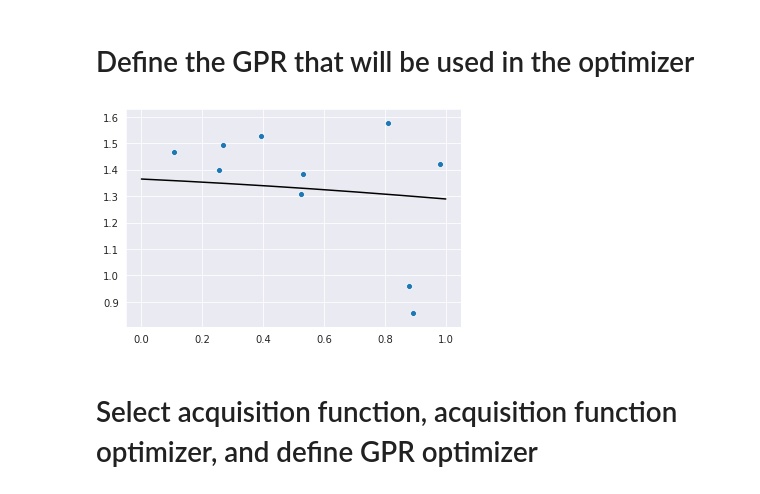
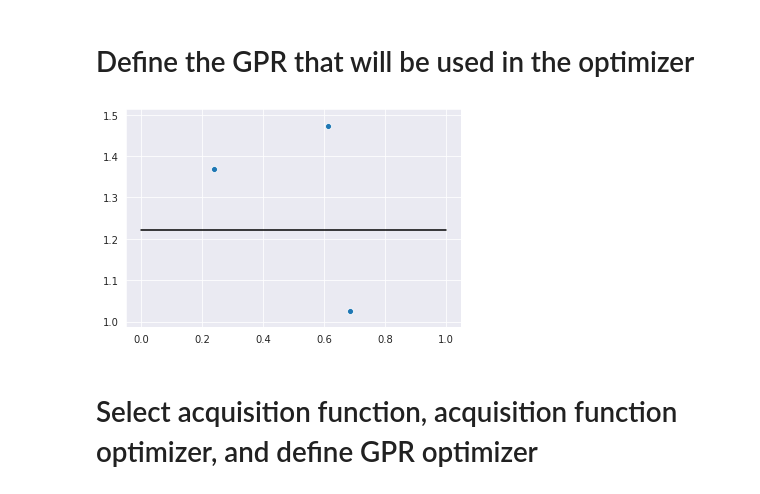
Before and after one commit to cjc77/gaussian-processes-final-project, a Jupyter notebook: notebooks/demo_gpr_opt.ipynb, the cells around one changed output. Drawn from its saved outputs; the diff is of its cells as text; code cells hidden in the pictures.

```diff
--- a/notebooks/demo_gpr_opt.ipynb
+++ b/notebooks/demo_gpr_opt.ipynb
@@ -58,15 +75,15 @@ gpr = gp.GaussianProcessRegressor(kernel,
                                   random_state=rand)
 # %%
 # take a random sample of X values
-X = rand.random(10)[:, np.newaxis]
+X = rand.random(3)[:, np.newaxis]
 # plug the random sample into the objective
 y = objective(X)
 
 gpr.fit(X, y)
 ax = plot_real_sample_vs_surrogate_surface(X, y, gpr)
 plt.show()
 # %% [output]
-[figure, old version]
+[figure, new version]
 # %% [markdown]
 # Select acquisition function, acquisition function optimizer, and define GPR optimizer
 # %%
```
Also changed, not shown: parts of 4 cells of this notebook, 1 other file.
